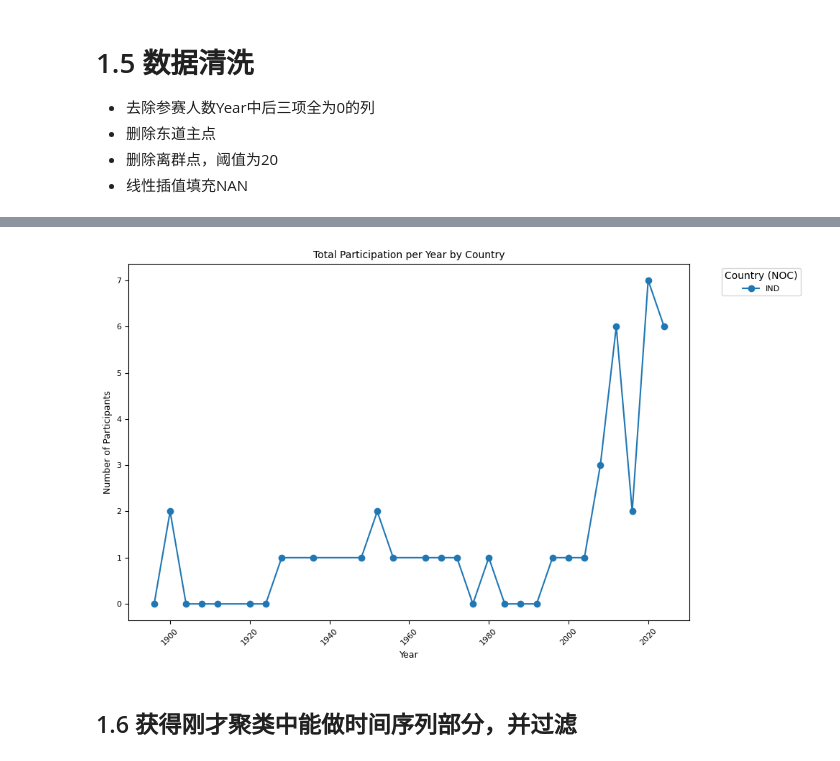
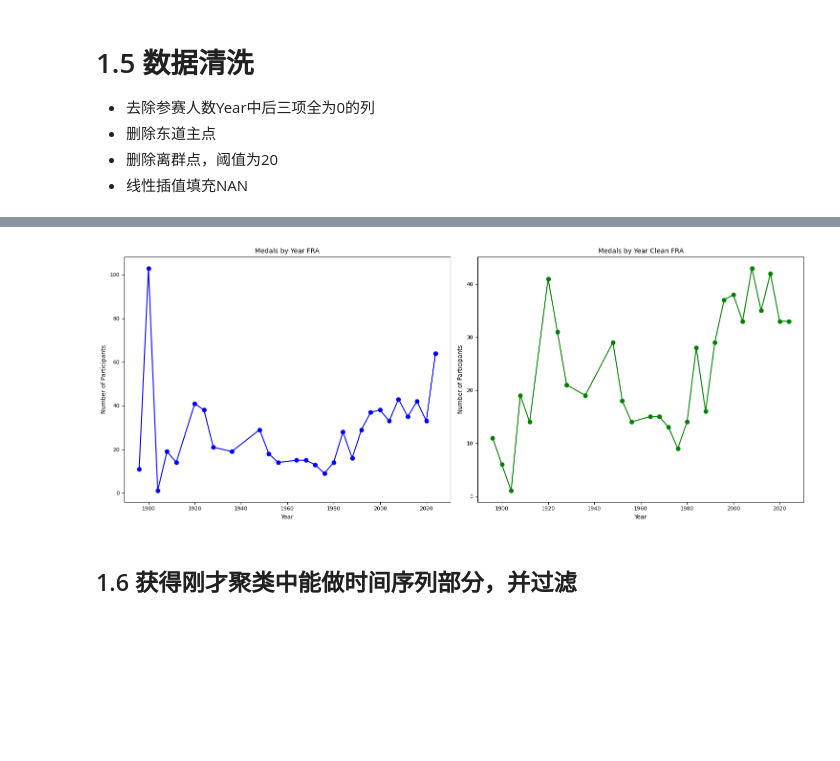
Before and after one commit to rainbowyuyu/MCM, a Jupyter notebook: model_and_code/data_processing.ipynb, the cells around one changed output, grey strips where cells are left out. Cells and saved outputs as stored; diff of their text form; code cells hidden in the pictures; blank space fills up the shorter version.

```diff
--- a/model_and_code/data_processing.ipynb
+++ b/model_and_code/data_processing.ipynb
@@ -219,20 +165,17 @@ import matplotlib.pyplot as plt
 import numpy as np
 
 # 1. 计算每个 NOC 值的数量
-noc_counts = athletes_with_medal['NOC'].value_counts()
-
-# 将 'USA' 的数量减小 3000
-noc_counts['USA'] = max(noc_counts['USA'], 0)  # 防止数量变为负数
+noc_counts_medal = athletes_with_medal['NOC'].value_counts()
 
 # 2. 计算每个 NOC 对应的不同 Sport 数量
-sport_counts = athletes_with_medal.groupby('NOC')['Sport'].nunique()
+sport_counts_medal_dbscan = athletes_with_medal.groupby('NOC')['Sport'].nunique()
 
 # 3. 计算每个 NOC 对应的不同 Sport 数量，确保它与 NOC 数量对应
-noc_sport_counts = noc_counts.loc[sport_counts.index]
+noc_sport_counts = noc_counts_medal.loc[sport_counts_medal_dbscan.index]
 
 # 计算排名
 noc_sport_counts_rank = noc_sport_counts.rank()
-sport_counts_rank = sport_counts.rank()
+sport_counts_rank = sport_counts_medal_dbscan.rank()
 
 # 将排名数据合并成一个数据集进行 DBSCAN 聚类
 X = np.column_stack([noc_sport_counts_rank, sport_counts_rank])
@@ -246,7 +189,7 @@ plt.figure(figsize=(10, 6))
 plt.scatter(noc_sport_counts_rank, sport_counts_rank, c=labels, cmap='viridis')
 
 # 在每个点上添加 NOC 标签
-for noc, rank_noc, rank_sport, label in zip(sport_counts.index, noc_sport_counts_rank, sport_counts_rank, labels):
+for noc, rank_noc, rank_sport, label in zip(sport_counts_medal_dbscan.index, noc_sport_counts_rank, sport_counts_rank, labels):
     plt.text(rank_noc, rank_sport, noc, fontsize=9, ha='right', color=plt.cm.viridis((label + 1) / 3))  # 根据标签设置颜色
 
 # 添加标签和标题
@@ -491,7 +434,7 @@ country_to_noc = {
     'Poland': 'POL',
     'New Zealand': 'NZL',
     'Mexico': 'MEX',
-    'Greece': 'GRC',
+    'Greece': 'GRE',
     'Romania': 'ROU',
     'Brazil': 'BRA',
     'Spain': 'ESP',
@@ -753,7 +696,7 @@ for _, row in hosts.iterrows():
         medals_by_year_clean.at[year, noc] = None  # 设置为 NaN
 
 # 设置一个阈值，假设阈值为某个差异的倍数，可以根据数据调整
-threshold = 20
+threshold = 50
 
 # 对每个国家的参赛人数进行遍历，计算相邻年份之间的差异
 for country in medals_by_year_clean.columns:
@@ -793,22 +736,32 @@ plt.show()
 # %%
-# 绘制折线图
-plt.figure(figsize=(10, 6))
-medals_by_year_clean['IND'].plot(kind='line', marker='o', figsize=(10, 6))  # Use a colormap
+# 创建一个 1 行 2 列的子图布局
+fig, axes = plt.subplots(1, 2, figsize=(15, 6))
 
-# 设置标题、标签和图例的字体大小
-plt.title('Total Participation per Year by Country', fontsize=10)  # 设置标题字体大小
-plt.xlabel('Year', fontsize=9)  # 设置 x 轴标签字体|大小
-plt.ylabel('Number of Participants', fontsize=9)  # 设置 y 轴标签字体大小
-plt.xticks(rotation=45, fontsize=8)  # 设置 x 轴刻度字体大小
-plt.yticks(fontsize=8)  # 设置 y 轴刻度字体大小
+NOC = 'FRA'
 
-# 设置图例的字体大小，并显示为四列
-plt.legend(title='Country (NOC)', fontsize=8, title_fontsize=10, bbox_to_anchor=(1.05, 1), loc='upper left', ncol=4)
+# 绘制第一个子图: medals_by_year_clean
+axes[0].plot(medals_by_year[NOC], marker='o', color='b')
+axes[0].set_title(f'Medals by Year {NOC}', fontsize=10)
+axes[0].set_xlabel('Year', fontsize=9)
+axes[0].set_ylabel('Number of Participants', fontsize=9)
+axes[0].tick_params(axis='x', labelsize=8)
+axes[0].tick_params(axis='y', labelsize=8)
 
+# 绘制第二个子图: medals_by_year
+axes[1].plot(medals_by_year_clean[NOC], marker='o', color='g')
+axes[1].set_title(f'Medals by Year Clean {NOC}', fontsize=10)
+axes[1].set_xlabel('Year', fontsize=9)
+axes[1].set_ylabel('Number of Participants', fontsize=9)
+axes[1].tick_params(axis='x', labelsize=8)
+axes[1].tick_params(axis='y', labelsize=8)
+
+# 设置整体布局
 plt.tight_layout()
+
+# 显示图表
 plt.show()
 # %% [output]
-[figure, old version]
+[figure, new version]
 # %% [markdown]
 ## 1.6 获得刚才聚类中能做时间序列部分，并过滤
 # %%
```
Also changed, not shown: parts of 14 cells of this notebook, 1 other file.
